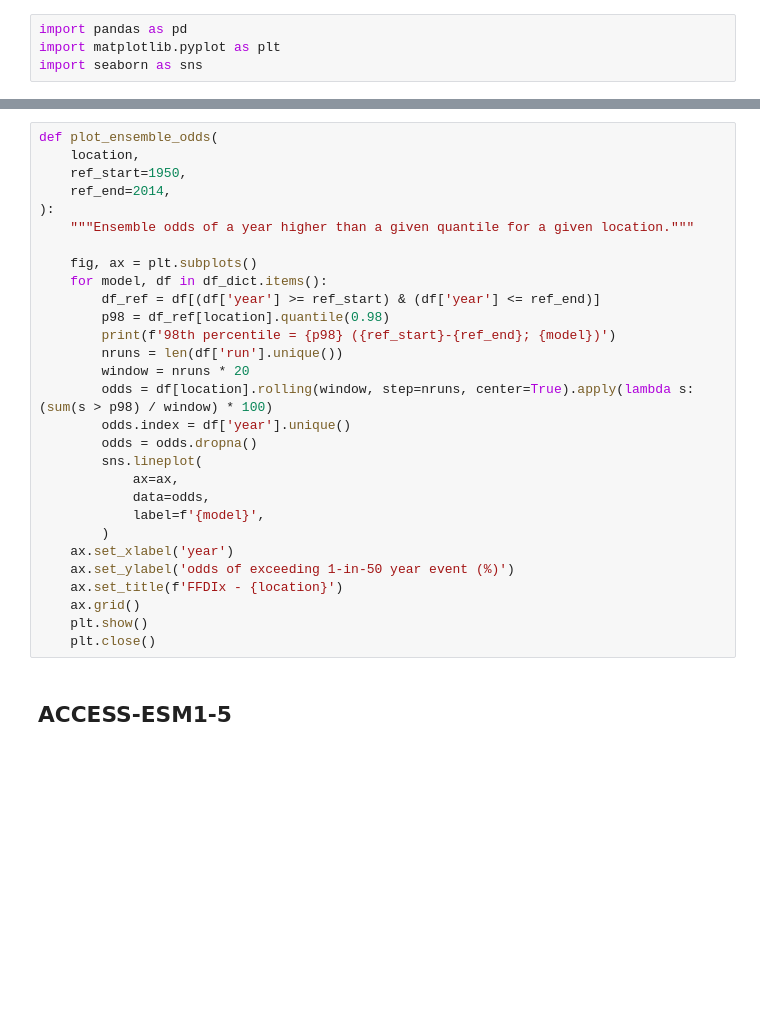
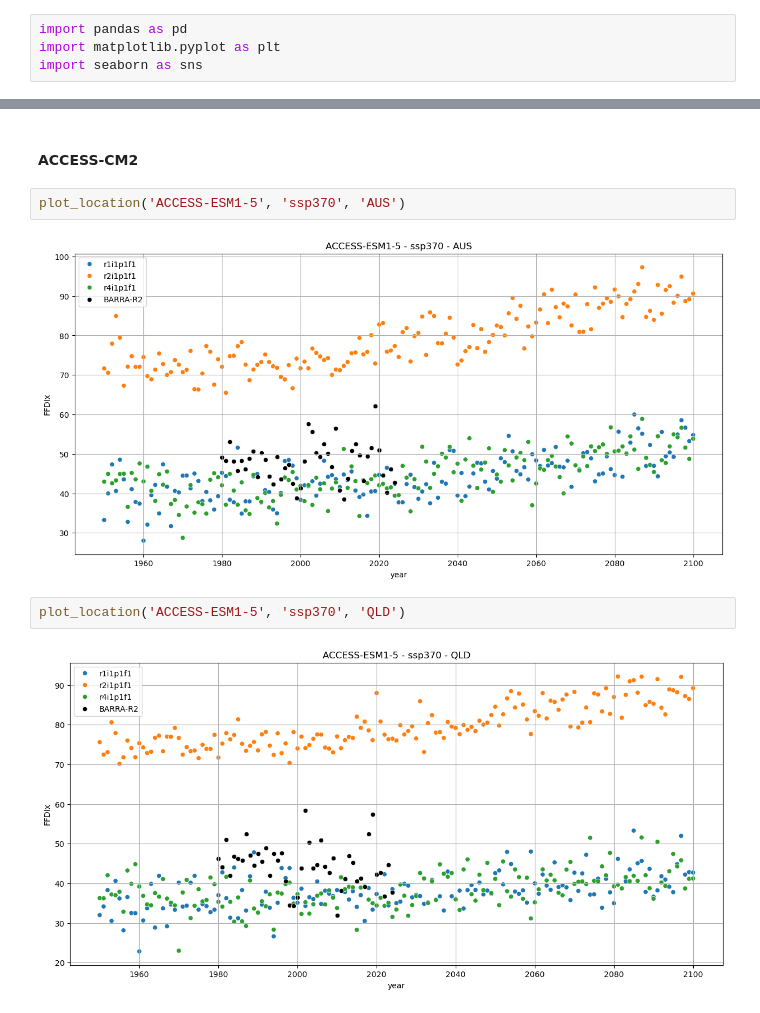
Before and after one commit to AusClimateService/rba, a Jupyter notebook: ffdix-analysis.ipynb, the cells around one changed output, grey strips where cells are left out. Drawn from its saved outputs; the diff is of its cells as text; blank space fills up the shorter version.

```diff
--- a/ffdix-analysis.ipynb
+++ b/ffdix-analysis.ipynb
@@ -99,31 +53,10 @@ def plot_model_odds(
-# %%
-def plot_ensemble_odds(
-    location,
-    ref_start=1950,
-    ref_end=2014,
-):
-    """Ensemble odds of a year higher than a given quantile for a given location."""
-
-    fig, ax = plt.subplots()
-    for model, df in df_dict.items():
-        df_ref = df[(df['year'] >= ref_start) & (df['year'] <= ref_end)]
-        p98 = df_ref[location].quantile(0.98)
-        print(f'98th percentile = {p98} ({ref_start}-{ref_end}; {model})')
-        nruns = len(df['run'].unique())
-        window = nruns * 20
-        odds = df[location].rolling(window, step=nruns, center=True).apply(lambda s: (sum(s > p98) / window) * 100)
-        odds.index = df['year'].unique()
-        odds = odds.dropna()
-        sns.lineplot(
-            ax=ax,
-            data=odds,
-            label=f'{model}',
-        )
-    ax.set_xlabel('year')
-    ax.set_ylabel('odds of exceeding 1-in-50 year event (%)')
-    ax.set_title(f'FFDIx - {location}')
-    ax.grid()
-    plt.show()
-    plt.close()
 # %% [markdown]
-## ACCESS-ESM1-5
+#### ACCESS-CM2
+# %%
+plot_location('ACCESS-ESM1-5', 'ssp370', 'AUS')
+# %% [output]
+[figure, added]
+# %%
+plot_location('ACCESS-ESM1-5', 'ssp370', 'QLD')
+# %% [output]
+[figure, added]
```
Also changed, not shown: parts of 22 cells of this notebook, 3 other files.
